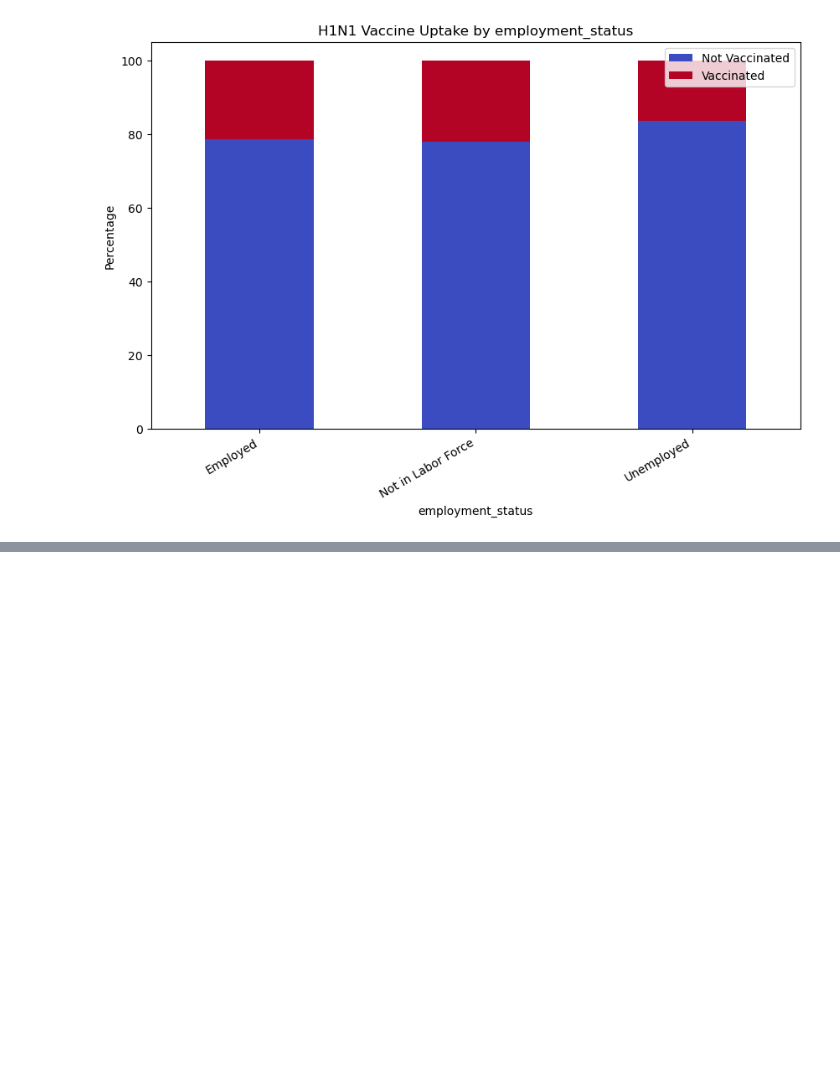
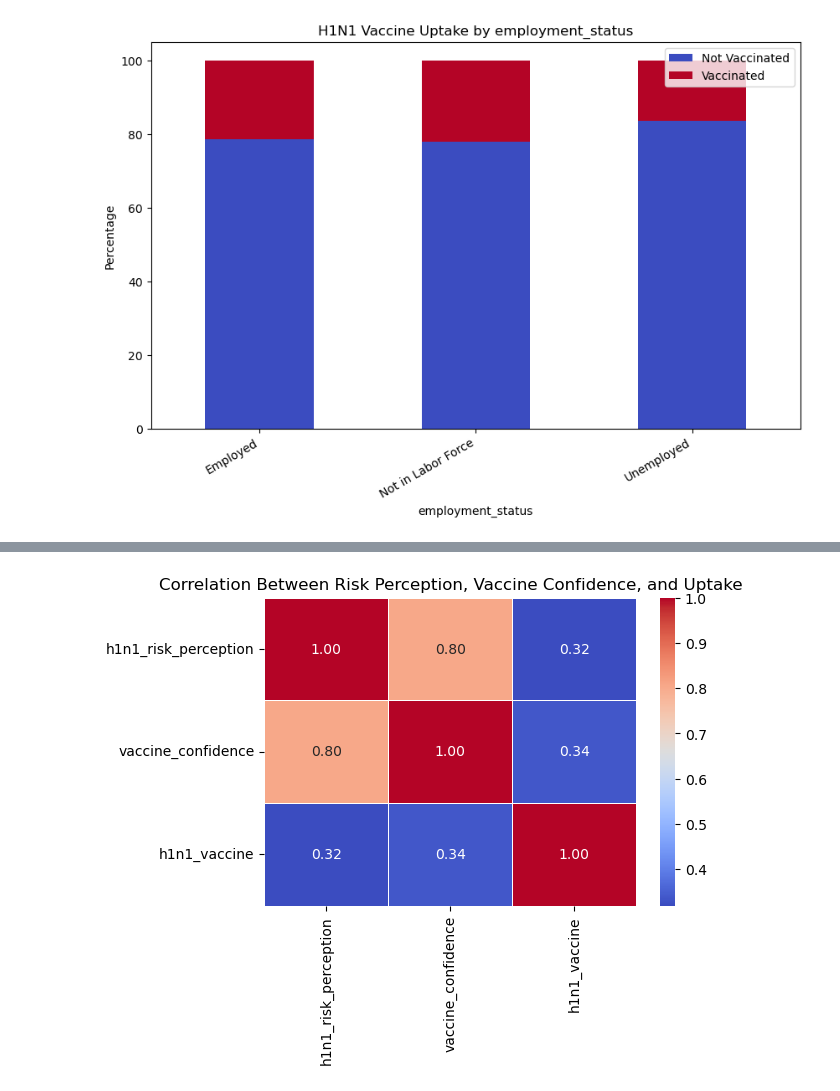
Before and after one commit to Day-hue/Phase-3-project, a Jupyter notebook: phase 3 project.ipynb, the cells around one changed output, grey strips where cells are left out. Saved outputs shown, nothing was run; the diff lists cells and outputs as text; code cells hidden in the pictures; blank space fills up the shorter version.

```diff
--- a/phase 3 project.ipynb
+++ b/phase 3 project.ipynb
@@ -1140,0 +1164,12 @@ Unique values: [0, 2, 1, 5, 3, 4, 7, 6]
+# %%
+# Select relevant features for correlation
+corr_features = ['h1n1_risk_perception', 'vaccine_confidence', 'h1n1_vaccine']
+corr_matrix = combined_df[corr_features].corr()
+
+# Plot heatmap
+plt.figure(figsize=(6, 4))
+sns.heatmap(corr_matrix, annot=True, cmap="coolwarm", fmt=".2f", linewidths=0.5)
+plt.title("Correlation Between Risk Perception, Vaccine Confidence, and Uptake")
+plt.show()
+# %% [output]
+[figure, added]
```
Also changed, not shown: parts of 25 cells of this notebook.
